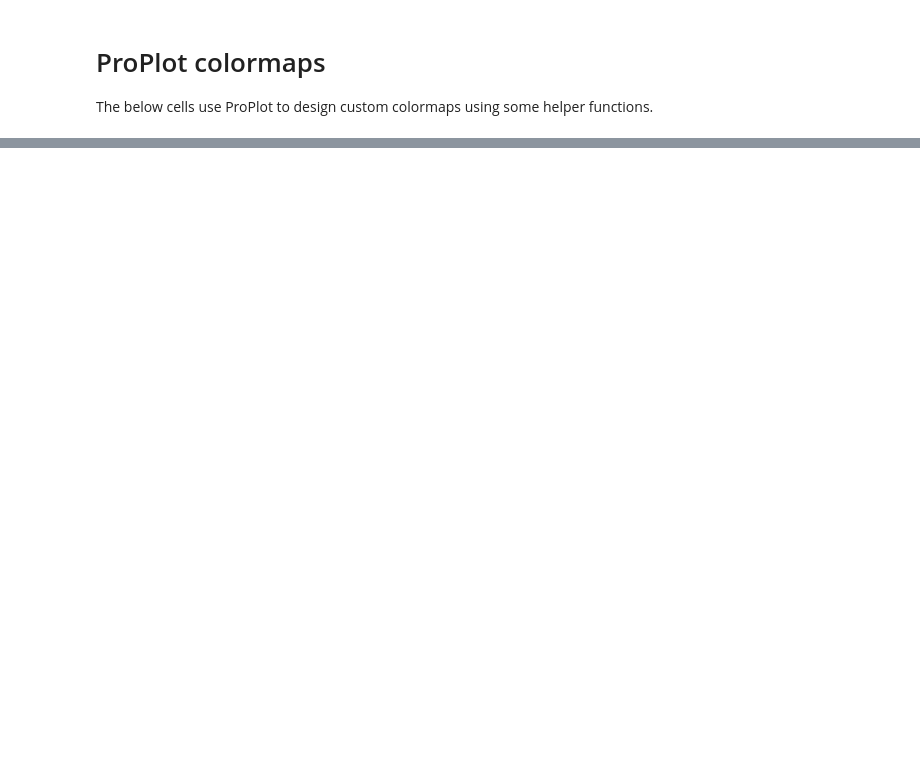
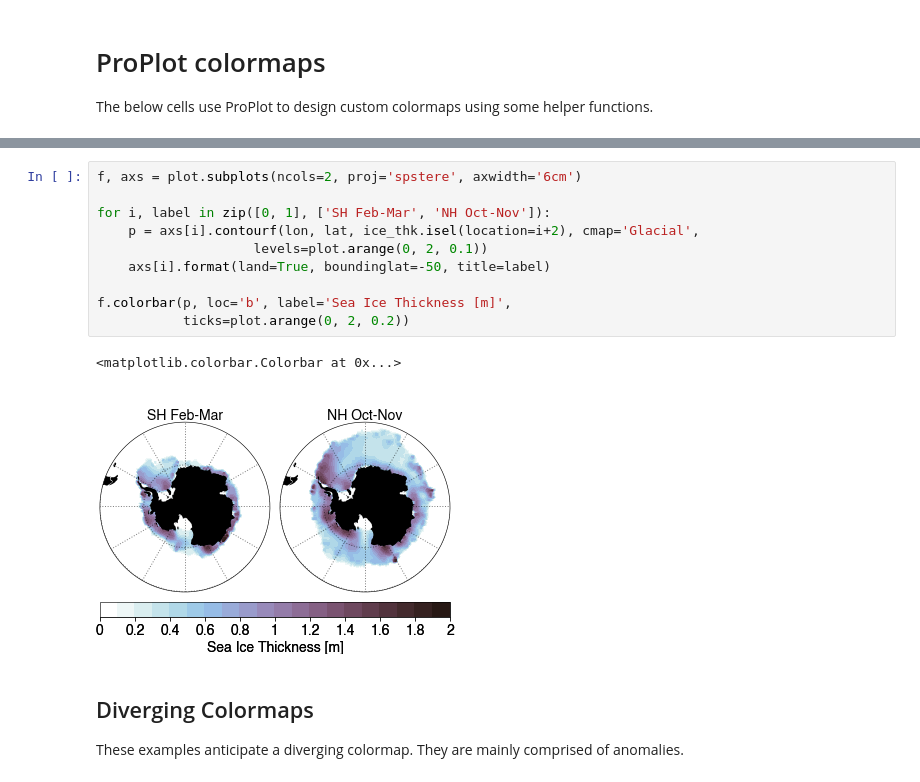
Before and after one commit to bradyrx/climate_in_color, a Jupyter notebook: notebooks/build_your_own_colormaps.ipynb, the cells around one changed output, grey strips where cells are left out. Saved outputs shown, nothing was run; the diff lists cells and outputs as text; blank space fills up the shorter version.

```diff
--- a/notebooks/build_your_own_colormaps.ipynb
+++ b/notebooks/build_your_own_colormaps.ipynb
@@ -95,0 +151,17 @@ ax.pcolor(np.random.rand(10,10), cmap='name', colorbar='b')
+# %%
+f, axs = plot.subplots(ncols=2, proj='spstere', axwidth='6cm')
+
+for i, label in zip([0, 1], ['SH Feb-Mar', 'NH Oct-Nov']):
+    p = axs[i].contourf(lon, lat, ice_thk.isel(location=i+2), cmap='Glacial',
+                    levels=plot.arange(0, 2, 0.1))
+    axs[i].format(land=True, boundinglat=-50, title=label)
+
+f.colorbar(p, loc='b', label='Sea Ice Thickness [m]',
+           ticks=plot.arange(0, 2, 0.2))
+# %% [output]
+<matplotlib.colorbar.Colorbar at 0x...>
+[figure, added]
+# %% [markdown]
+## Diverging Colormaps
+
+These examples anticipate a diverging colormap. They are mainly comprised of anomalies.
```
Also changed, not shown: parts of 18 cells of this notebook.
